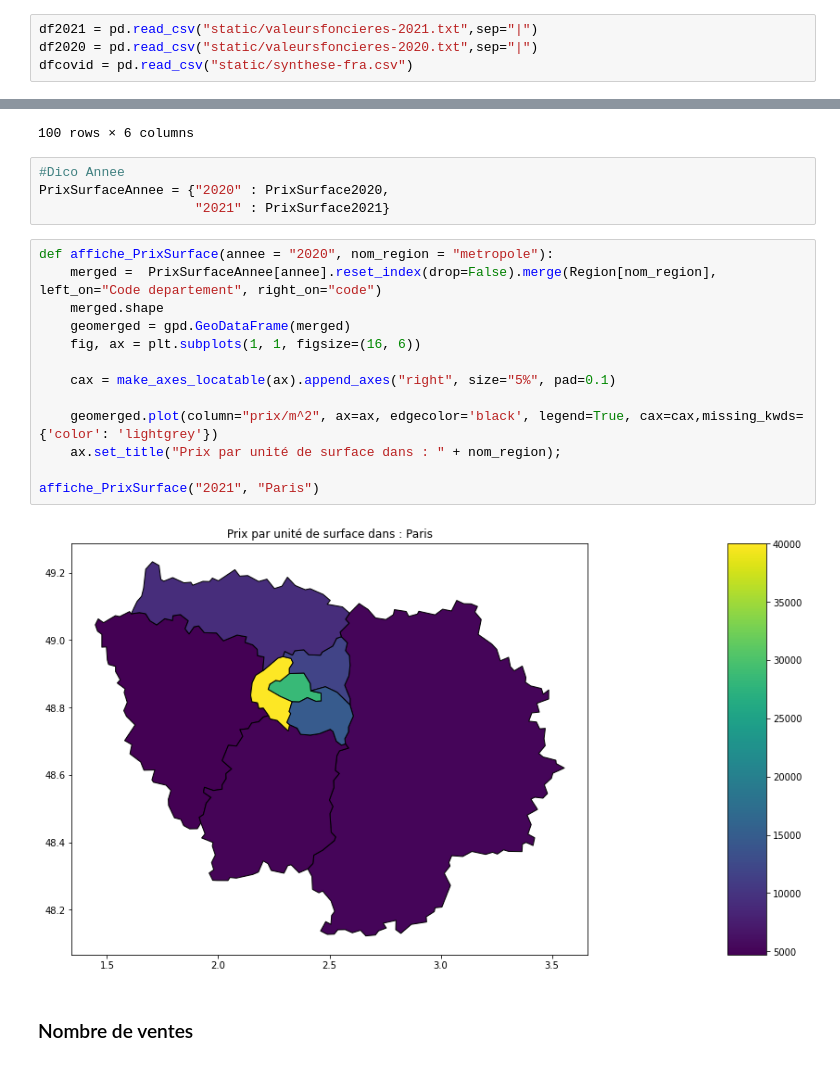
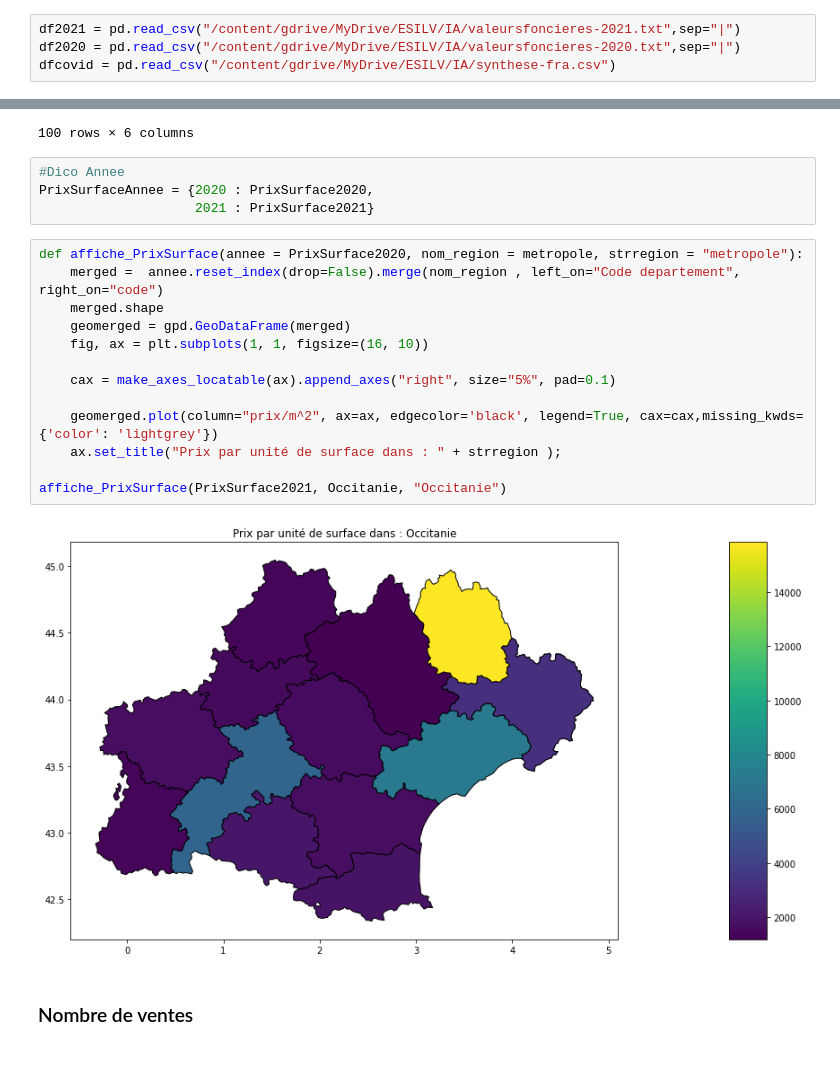
Before and after one commit to strawhattom/DVF, a Jupyter notebook: notebooks/DVF_visualisation.ipynb, the cells around one changed output, grey strips where cells are left out. Drawn from its saved outputs; the diff is of its cells as text.

```diff
--- a/notebooks/DVF_visualisation.ipynb
+++ b/notebooks/DVF_visualisation.ipynb
@@ -32,9 +34,9 @@ Drive already mounted at /content/gdrive/; to attempt to forcibly remount, call
 # %% [markdown]
 ## Initialise files
 # %%
-df2021 = pd.read_csv("static/valeursfoncieres-2021.txt",sep="|")
-df2020 = pd.read_csv("static/valeursfoncieres-2020.txt",sep="|")
-dfcovid = pd.read_csv("static/synthese-fra.csv")
+df2021 = pd.read_csv("/content/gdrive/MyDrive/ESILV/IA/valeursfoncieres-2021.txt",sep="|")
+df2020 = pd.read_csv("/content/gdrive/MyDrive/ESILV/IA/valeursfoncieres-2020.txt",sep="|")
+dfcovid = pd.read_csv("/content/gdrive/MyDrive/ESILV/IA/synthese-fra.csv")
 # %%
 nbcolumn2020=df2020.shape[0]
 nbcolumn2021=df2021.shape[0]
@@ -145,23 +147,23 @@ PrixSurface2021.drop([95,98])
 100 rows × 6 columns
 # %%
 #Dico Annee
-PrixSurfaceAnnee = {"2020" : PrixSurface2020,
-                    "2021" : PrixSurface2021}
+PrixSurfaceAnnee = {2020 : PrixSurface2020,
+                    2021 : PrixSurface2021}
 # %%
-def affiche_PrixSurface(annee = "2020", nom_region = "metropole"):
-    merged =  PrixSurfaceAnnee[annee].reset_index(drop=False).merge(Region[nom_region], left_on="Code departement", right_on="code")
+def affiche_PrixSurface(annee = PrixSurface2020, nom_region = metropole, strregion = "metropole"):
+    merged =  annee.reset_index(drop=False).merge(nom_region , left_on="Code departement", right_on="code")
     merged.shape
     geomerged = gpd.GeoDataFrame(merged)
-    fig, ax = plt.subplots(1, 1, figsize=(16, 6))
+    fig, ax = plt.subplots(1, 1, figsize=(16, 10))
 
     cax = make_axes_locatable(ax).append_axes("right", size="5%", pad=0.1)
 
     geomerged.plot(column="prix/m^2", ax=ax, edgecolor='black', legend=True, cax=cax,missing_kwds={'color': 'lightgrey'})
-    ax.set_title("Prix par unité de surface dans : " + nom_region);
+    ax.set_title("Prix par unité de surface dans : " + strregion );
 
-affiche_PrixSurface("2021", "Paris")
+affiche_PrixSurface(PrixSurface2021, Occitanie, "Occitanie")
 # %% [output]
-[figure, old version]
+[figure, new version]
 # %% [markdown]
 ### Nombre de ventes
 # %%
```
Also changed, not shown: parts of 11 cells of this notebook.
